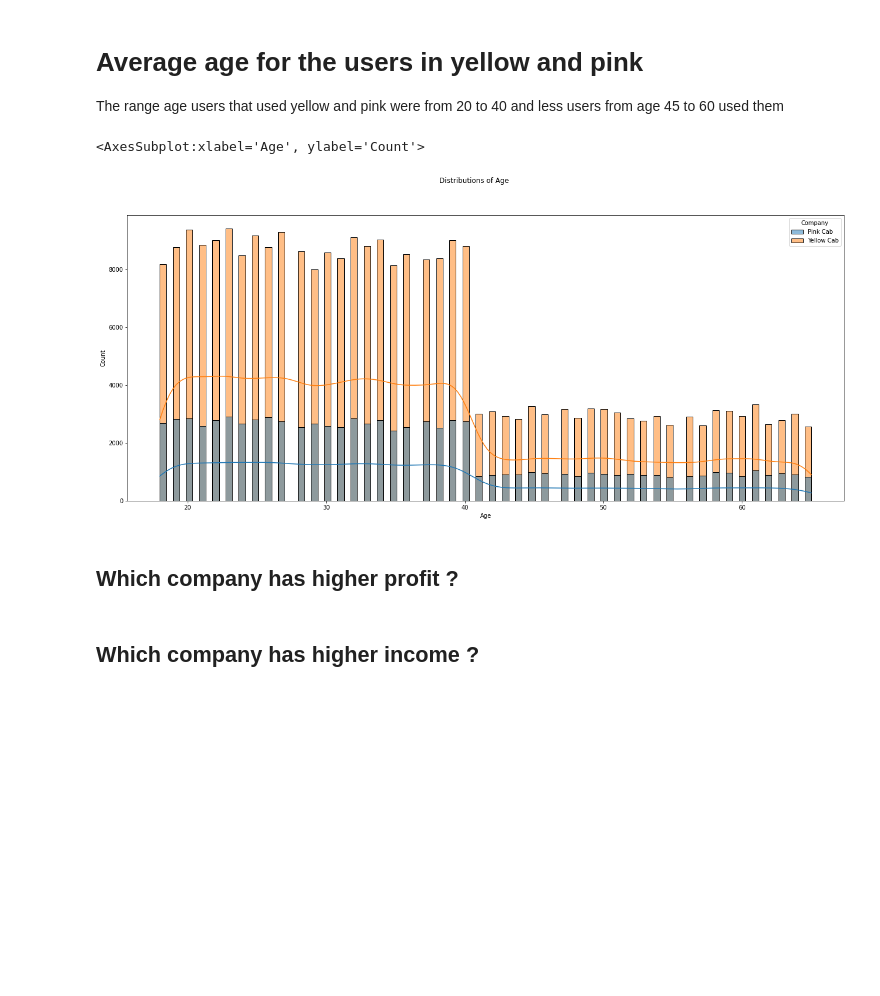
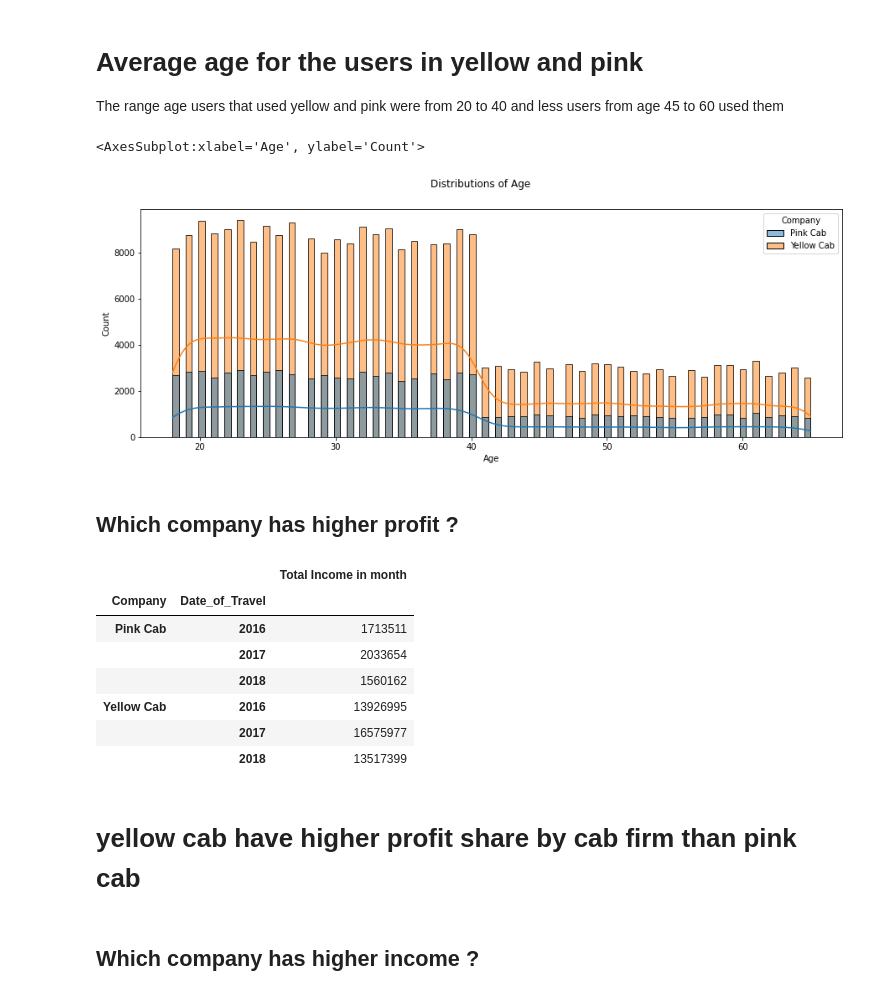
Before and after one commit to Mariamali2001/Data_Glacier_virtual_internship, a Jupyter notebook: Week2/Notebook.ipynb, the cells around one changed output. Saved outputs shown, nothing was run; the diff lists cells and outputs as text; code cells hidden in the pictures; blank space fills up the shorter version.

```diff
--- a/Week2/Notebook.ipynb
+++ b/Week2/Notebook.ipynb
@@ -541,11 +552,23 @@ sns.scatterplot(data = Final_cab_data, x = 'Users',y = 'City',hue = 'Company', s
 The range age  users that used yellow and pink were from 20 to 40 and less users from age 45 to 60 used them
 # %%
 
-fig,axes = plt.subplots(1, 1 ,figsize=(22,9), sharey=True)
+fig,axes = plt.subplots(1, 1 ,figsize=(15,5), sharey=True)
 fig.suptitle('Distributions of Age')
 sns.histplot(ax=axes,data=Final_cab_data , x='Age' , kde = True , hue="Company")
 # %% [output]
 <AxesSubplot:xlabel='Age', ylabel='Count'>
-[figure, old version]
+[figure, new version]
 # %% [markdown]
 ## **Which company has higher profit ?**
+# %%
+p=Final_cab_data.groupby(['Company', Final_cab_data.Date_of_Travel.dt.year]).Profit.sum().to_frame('Total Income in month').astype('int64')
+p
+# %% [output]
+|  |  | Total Income in month |
+| Company | Date_of_Travel |  |
+| Pink Cab | 2016 | 1713511 |
+|  | 2017 | 2033654 |
+|  | 2018 | 1560162 |
+| Yellow Cab | 2016 | 13926995 |
+|  | 2017 | 16575977 |
+|  | 2018 | 13517399 |
@@ -552,2 +589,4 @@ sns.histplot(ax=axes,data=Final_cab_data , x='Age' , kde = True , hue="Company")
+# %% [markdown]
+# **yellow cab have higher profit share by cab firm than pink cab**
 # %% [markdown]
 ## **Which company has higher income ?**
```
Also changed, not shown: parts of 33 cells of this notebook.
